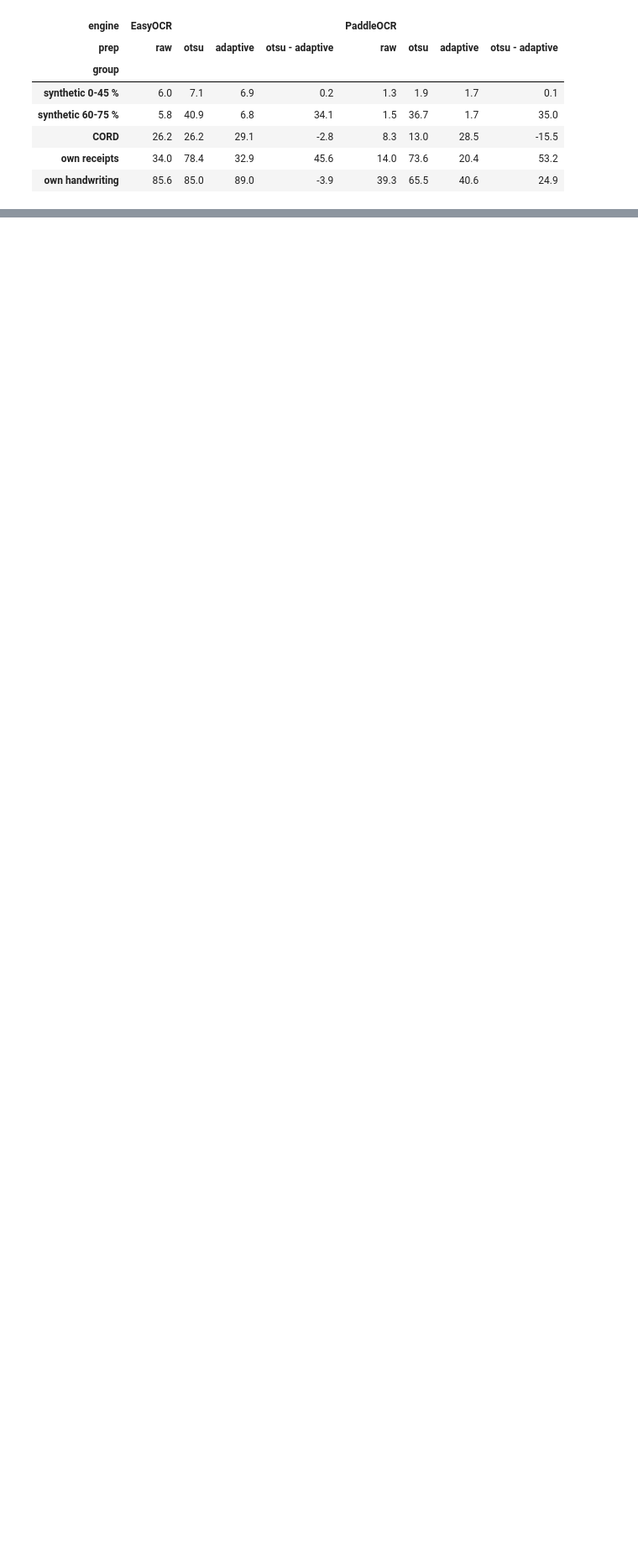
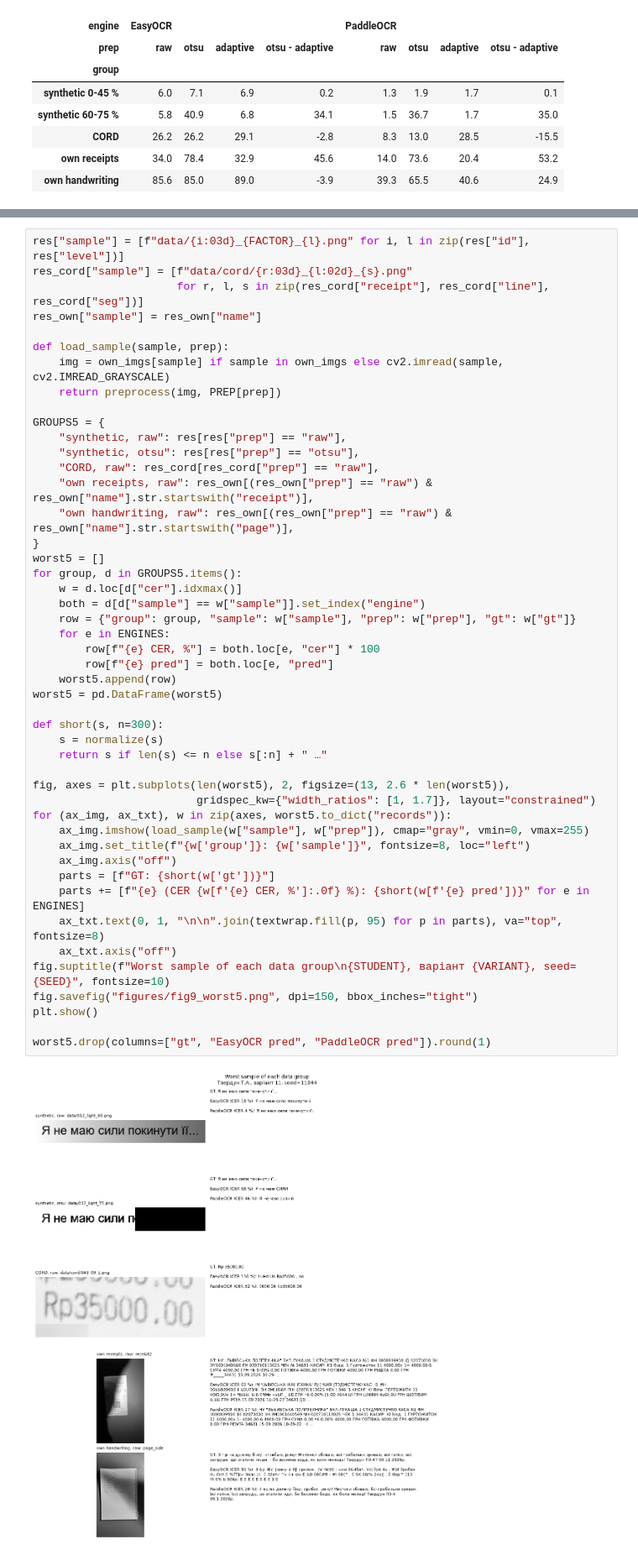
Before and after one commit to TanyaTverdun/AI_lab3_text_recognition, a Jupyter notebook: lab3.ipynb, the cells around one changed output, grey strips where cells are left out. Shown at 84% size. Saved outputs shown, nothing was run; the diff lists cells and outputs as text; blank space fills up the shorter version.

Commit message:
docs: analyse five worst samples

```diff
--- a/lab3.ipynb
+++ b/lab3.ipynb
@@ -1543,0 +1531,49 @@ feat
+# %%
+res["sample"] = [f"data/{i:03d}_{FACTOR}_{l}.png" for i, l in zip(res["id"], res["level"])]
+res_cord["sample"] = [f"data/cord/{r:03d}_{l:02d}_{s}.png"
+                      for r, l, s in zip(res_cord["receipt"], res_cord["line"], res_cord["seg"])]
+res_own["sample"] = res_own["name"]
+
+def load_sample(sample, prep):
+    img = own_imgs[sample] if sample in own_imgs else cv2.imread(sample, cv2.IMREAD_GRAYSCALE)
+    return preprocess(img, PREP[prep])
+
+GROUPS5 = {
+    "synthetic, raw": res[res["prep"] == "raw"],
+    "synthetic, otsu": res[res["prep"] == "otsu"],
+    "CORD, raw": res_cord[res_cord["prep"] == "raw"],
+    "own receipts, raw": res_own[(res_own["prep"] == "raw") & res_own["name"].str.startswith("receipt")],
+    "own handwriting, raw": res_own[(res_own["prep"] == "raw") & res_own["name"].str.startswith("page")],
+}
+worst5 = []
+for group, d in GROUPS5.items():
+    w = d.loc[d["cer"].idxmax()]
+    both = d[d["sample"] == w["sample"]].set_index("engine")
+    row = {"group": group, "sample": w["sample"], "prep": w["prep"], "gt": w["gt"]}
+    for e in ENGINES:
+        row[f"{e} CER, %"] = both.loc[e, "cer"] * 100
+        row[f"{e} pred"] = both.loc[e, "pred"]
+    worst5.append(row)
+worst5 = pd.DataFrame(worst5)
+
+def short(s, n=300):
+    s = normalize(s)
+    return s if len(s) <= n else s[:n] + " …"
+
+fig, axes = plt.subplots(len(worst5), 2, figsize=(13, 2.6 * len(worst5)),
+                         gridspec_kw={"width_ratios": [1, 1.7]}, layout="constrained")
+for (ax_img, ax_txt), w in zip(axes, worst5.to_dict("records")):
+    ax_img.imshow(load_sample(w["sample"], w["prep"]), cmap="gray", vmin=0, vmax=255)
+    ax_img.set_title(f"{w['group']}: {w['sample']}", fontsize=8, loc="left")
+    ax_img.axis("off")
+    parts = [f"GT: {short(w['gt'])}"]
+    parts += [f"{e} (CER {w[f'{e} CER, %']:.0f} %): {short(w[f'{e} pred'])}" for e in ENGINES]
+    ax_txt.text(0, 1, "\n\n".join(textwrap.fill(p, 95) for p in parts), va="top", fontsize=8)
+    ax_txt.axis("off")
+fig.suptitle(f"Worst sample of each data group\n{STUDENT}, варіант {VARIANT}, seed={SEED}", fontsize=10)
+fig.savefig("figures/fig9_worst5.png", dpi=150, bbox_inches="tight")
+plt.show()
+
+worst5.drop(columns=["gt", "EasyOCR pred", "PaddleOCR pred"]).round(1)
+# %% [output]
+[figure, added]
```
Also changed, not shown: parts of 6 cells of this notebook.
